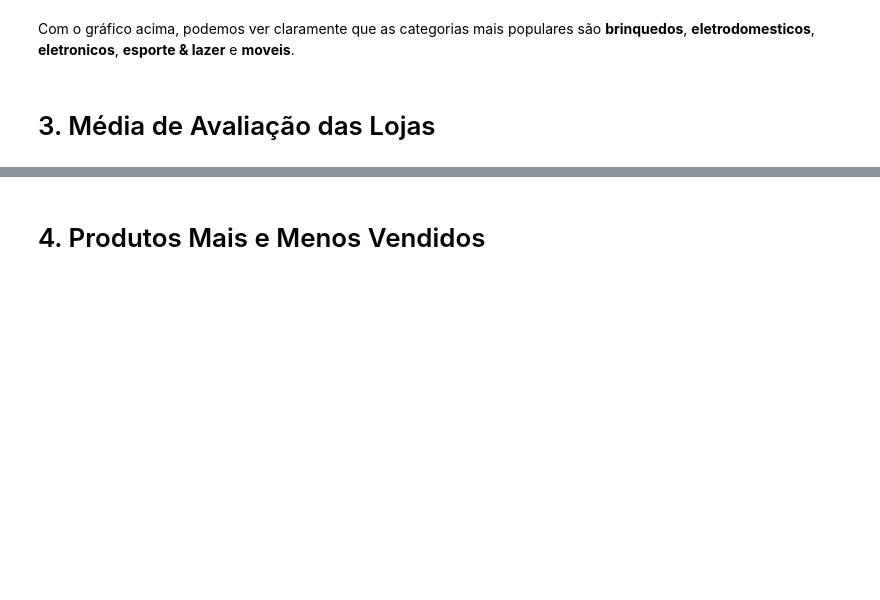
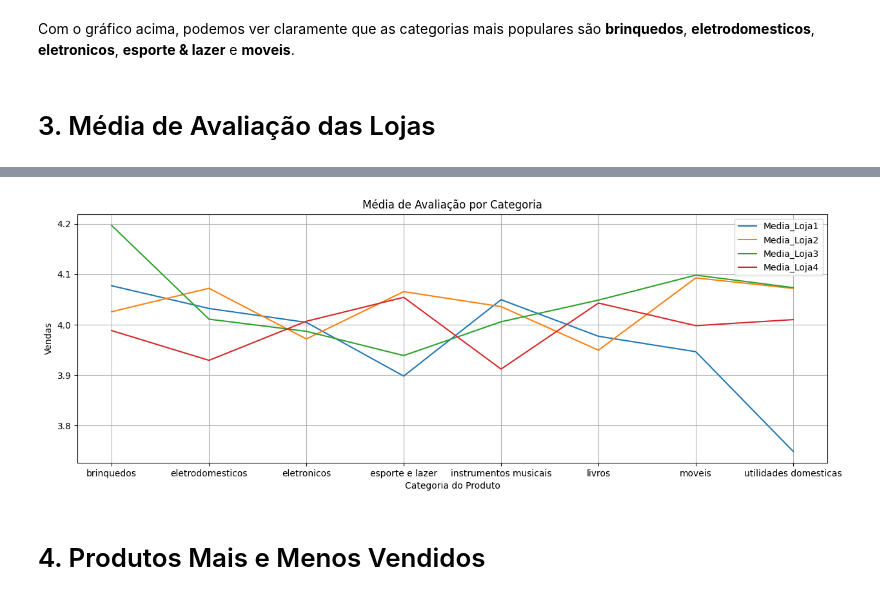
Before and after one commit to samarawwleticia/challengedadosalura, a Jupyter notebook: AluraStoreBrasil.ipynb, the cells around one changed output, grey strips where cells are left out. Drawn from its saved outputs; the diff is of its cells as text; code cells hidden in the pictures; blank space fills up the shorter version.

```diff
--- a/AluraStoreBrasil.ipynb
+++ b/AluraStoreBrasil.ipynb
@@ -126,3 +140,18 @@ Com o gráfico acima, podemos ver claramente que as categorias mais populares s
+# %%
+mediaLoja1 = loja.groupby('Categoria do Produto')['Avaliação da compra'].mean()
+mediaLoja2 = loja2.groupby('Categoria do Produto')['Avaliação da compra'].mean()
+mediaLoja3 = loja3.groupby('Categoria do Produto')['Avaliação da compra'].mean()
+mediaLoja4 = loja4.groupby('Categoria do Produto')['Avaliação da compra'].mean()
+
+mediaGeral = mediaLoja1.to_frame(name='Media_Loja1')
+
+mediaGeral['Media_Loja2'] = mediaLoja2
+mediaGeral['Media_Loja3'] = mediaLoja3
+mediaGeral['Media_Loja4'] = mediaLoja4
+# %%
+plot = mediaGeral.plot(title="Média de Avaliação por Categoria", figsize=(15, 5), grid=True, ylabel='Vendas')
+# %% [output]
+[figure, added]
 # %% [markdown]
 # 4. Produtos Mais e Menos Vendidos
 # %% [markdown]
```
Also changed, not shown: parts of 1 cell of this notebook.
